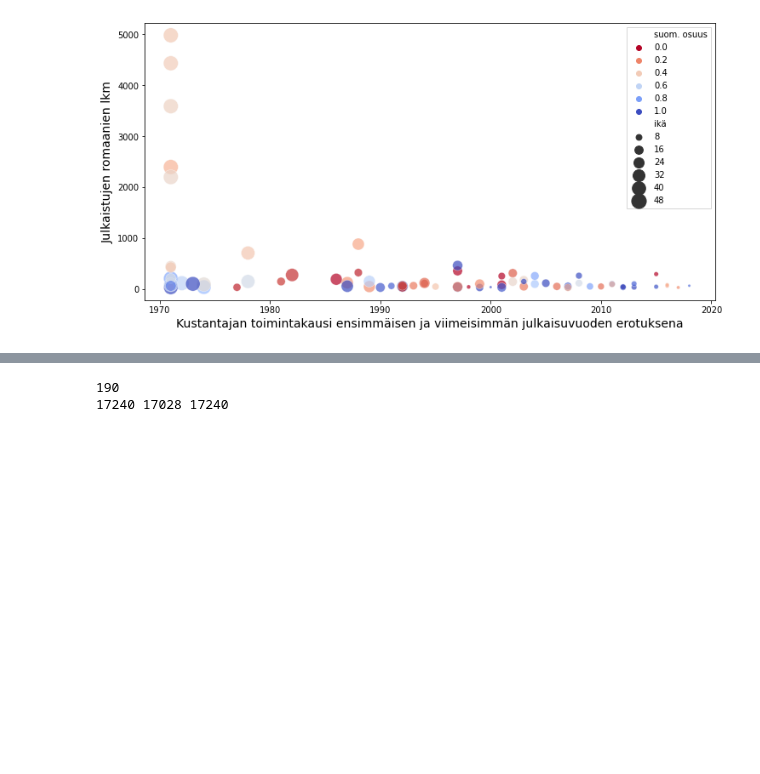
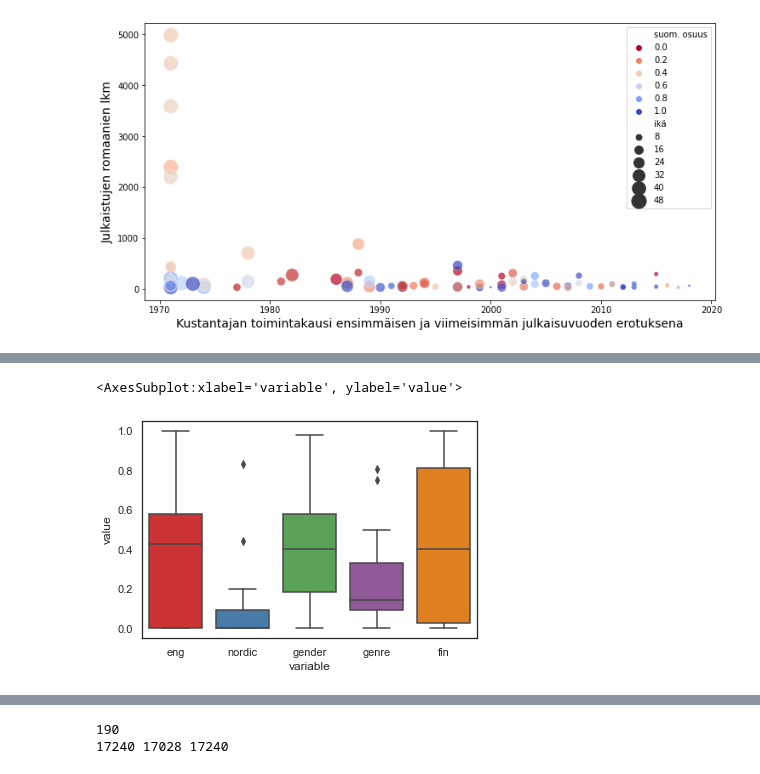
Before and after one commit to telmaau/ks-tutkielma, a Jupyter notebook: code/analyses/publishers.ipynb, the cells around one changed output, grey strips where cells are left out. Saved outputs shown, nothing was run; the diff lists cells and outputs as text; code cells hidden in the pictures; blank space fills up the shorter version.

```diff
--- a/code/analyses/publishers.ipynb
+++ b/code/analyses/publishers.ipynb
@@ -402,0 +840,13 @@ fig.show()
+# %%
+# nordic proportion
+
+nordic_props=[]
+nordic_langs=['http://lexvo.org/id/iso639-3/dan','http://lexvo.org/id/iso639-3/swe','http://lexvo.org/id/iso639-3/nor','http://lexvo.org/id/iso639-3/isl']
+for a_cat in all_pubs["cat"].unique():
+    a_df=all_pubs[all_pubs["cat"]==a_cat].sort_values("year")
+    a_genredf=a_df[~a_df["lang"].isna()]
+    a_genredf=a_genredf[a_genredf["lang"].isin(nordic_langs)]
+    genre_novels=a_genredf.groupby("period")["novel"].nunique()
+    all_novels=a_df.groupby("period")["novel"].nunique()
+    genre_prop=genre_novels/all_novels
+    nordic_props.append((a_cat, genre_prop))
@@ -402,0 +942,24 @@ fig.show()
+# %%
+#pienet=all_pubs["cat"]==small
+piendf=all_pubs[all_pubs["cat"]=="pieni"]
+smalls21=piendf[(piendf["year"]< 2001) &(piendf["year"]> 1990)]#.groupby()
+check=smalls21.groupby("publisher")["novel"].nunique() > 2
+check=check.reset_index()
+check=check[check["novel"]==True]
+smalls21=smalls21[smalls21["publisher"].isin(list(check["publisher"]))]
+eng_small=smalls21[smalls21["lang"].str.contains("eng")].groupby("publisher")["novel"].nunique() / smalls21.groupby("publisher")["novel"].nunique()#.reset_index()
+nordic_small=smalls21[smalls21["lang"].isin(nordic_langs)].groupby("publisher")["novel"].nunique() / smalls21.groupby("publisher")["novel"].nunique()#.reset_index()
+gender_small=smalls21[smalls21["gender"].str.contains("female")].groupby("publisher")["novel"].nunique() / smalls21.groupby("publisher")["novel"].nunique()#.reset_index()
+fin_small=smalls21[smalls21["lang"].str.contains("fin")].groupby("publisher")["novel"].nunique() / smalls21.groupby("publisher")["novel"].nunique()#.reset_index()
+genre_small=smalls21[~smalls21["genre"].isna()].groupby("publisher")["novel"].nunique() / smalls21.groupby("publisher")["novel"].nunique()
+
+indices=pd.concat([fin_small,eng_small,nordic_small, gender_small,genre_small], axis=1).fillna(0)
+
+indices=pd.concat([fin_small,eng_small,nordic_small, gender_small,genre_small], axis=1).fillna(0)
+
+pub_indices90=indices.set_axis([ 'fin','eng', 'nordic', 'gender',"genre"], axis=1, inplace=False).reset_index()
+pub_indices90["vuosikymmen"]=1990
+sns.boxplot(x="variable", y="value", data=pd.melt(pub_indices90[['eng', 'nordic', 'gender',"genre", 'fin']]))#, cut=0, alpha=0.5)
+# %% [output]
+<AxesSubplot:xlabel='variable', ylabel='value'>
+[figure, added]
```
Also changed, not shown: parts of 81 cells of this notebook, 7 other files.
